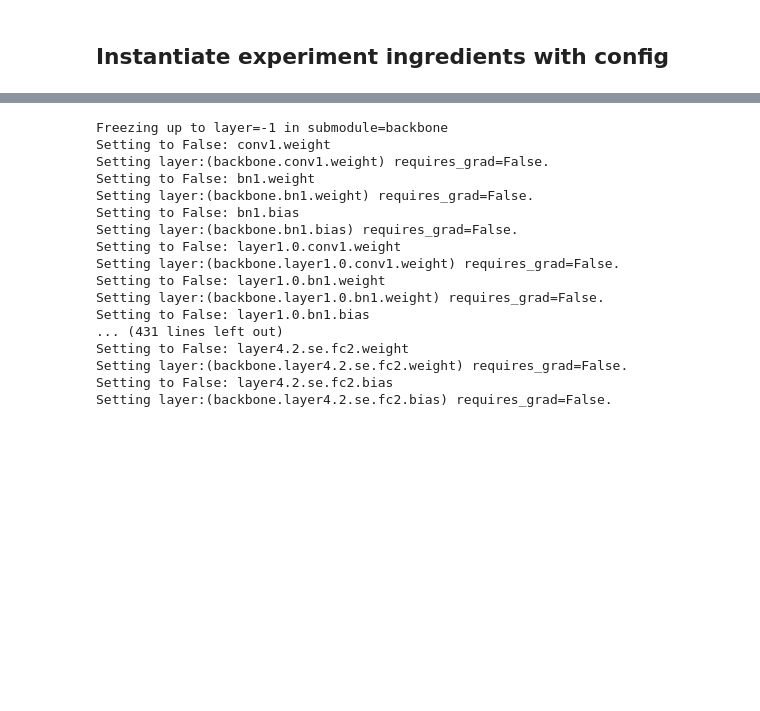
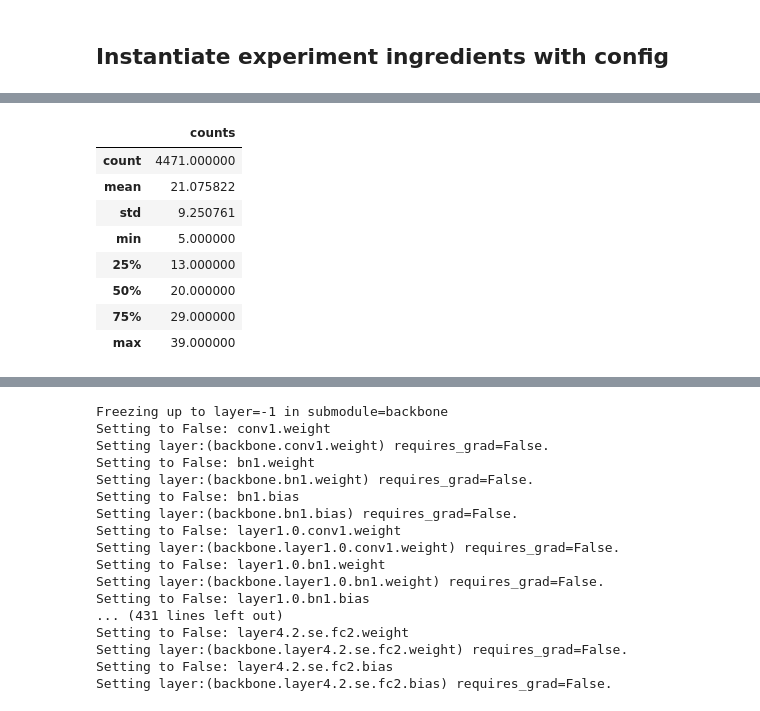
Before and after one commit to JacobARose/image-utils, a Jupyter notebook: notebooks/baseline_lightning_trainer.ipynb, the cells around one changed output, grey strips where cells are left out. Cells and saved outputs as stored; diff of their text form; code cells hidden in the pictures; blank space fills up the shorter version.

```diff
--- a/notebooks/baseline_lightning_trainer.ipynb
+++ b/notebooks/baseline_lightning_trainer.ipynb
@@ -368,0 +423,17 @@ resolution: 224
+# %%
+# above_20 = class_counts[class_counts.counts>=20].counts
+# above_20 = above_20.values.tolist()
+# above_20 = None
+below_20 = class_counts[class_counts.counts<40] # .counts
+
+below_20.describe()
+# %% [output]
+|  | counts |
+| count | 4471.000000 |
+| mean | 21.075822 |
+| std | 9.250761 |
+| min | 5.000000 |
+| 25% | 13.000000 |
+| 50% | 20.000000 |
+| 75% | 29.000000 |
+| max | 39.000000 |
```
Also changed, not shown: parts of 17 cells of this notebook, 8 other files.
